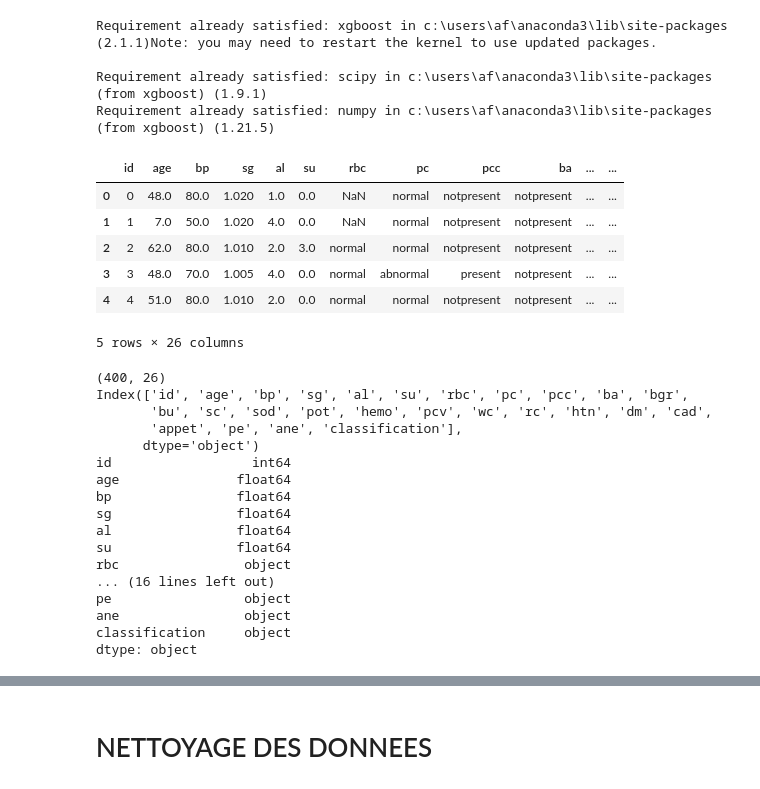
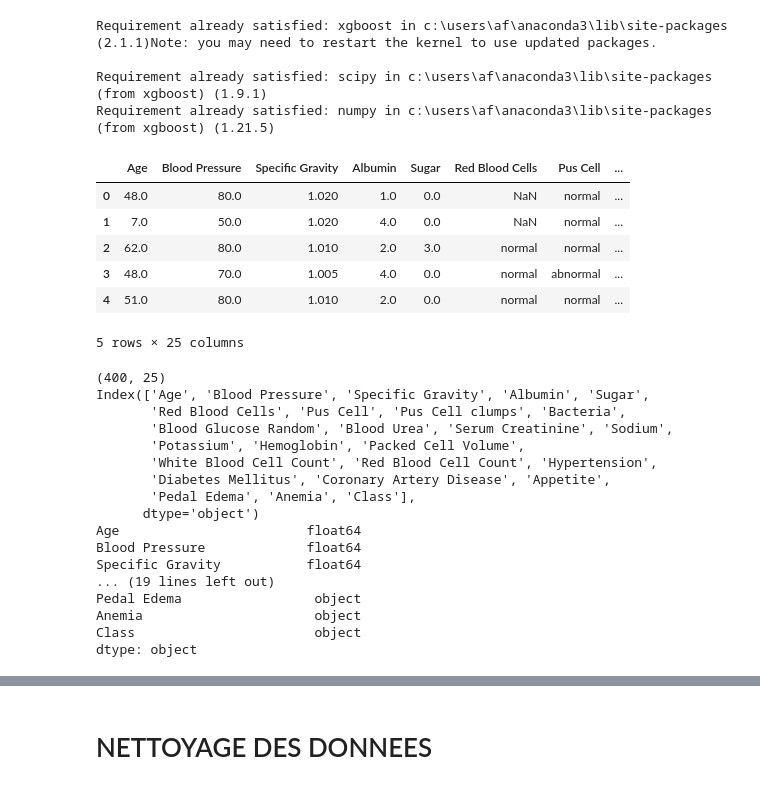
Before and after one commit to krinf15/Detection-Maladies-Renales, a Jupyter notebook: Rénales.ipynb, the cells around one changed output, grey strips where cells are left out. Cells and saved outputs as stored; diff of their text form; code cells hidden in the pictures.

```diff
--- a/Rénales.ipynb
+++ b/Rénales.ipynb
@@ -72,37 +72,37 @@ sns.set(style="whitegrid")
 # %%
 # Charger les données à partir du fichier CSV
 
-data = pd.read_csv('kidney_disease.csv')
+data = pd.read_csv('ckd_full.csv')
 data.head()
 # %% [output]
-|  | id | age | bp | sg | al | su | rbc | pc | pcc | ba | ... | ... |
-| 0 | 0 | 48.0 | 80.0 | 1.020 | 1.0 | 0.0 | NaN | normal | notpresent | notpresent | ... | ... |
-| 1 | 1 | 7.0 | 50.0 | 1.020 | 4.0 | 0.0 | NaN | normal | notpresent | notpresent | ... | ... |
-| 2 | 2 | 62.0 | 80.0 | 1.010 | 2.0 | 3.0 | normal | normal | notpresent | notpresent | ... | ... |
-| 3 | 3 | 48.0 | 70.0 | 1.005 | 4.0 | 0.0 | normal | abnormal | present | notpresent | ... | ... |
-| 4 | 4 | 51.0 | 80.0 | 1.010 | 2.0 | 0.0 | normal | normal | notpresent | notpresent | ... | ... |
+|  | Age | Blood Pressure | Specific Gravity | Albumin | Sugar | Red Blood Cells | Pus Cell | ... |
+| 0 | 48.0 | 80.0 | 1.020 | 1.0 | 0.0 | NaN | normal | ... |
+| 1 | 7.0 | 50.0 | 1.020 | 4.0 | 0.0 | NaN | normal | ... |
+| 2 | 62.0 | 80.0 | 1.010 | 2.0 | 3.0 | normal | normal | ... |
+| 3 | 48.0 | 70.0 | 1.005 | 4.0 | 0.0 | normal | abnormal | ... |
+| 4 | 51.0 | 80.0 | 1.010 | 2.0 | 0.0 | normal | normal | ... |
-5 rows × 26 columns
+5 rows × 25 columns
 # %%
 print(data.shape)
 print(data.columns)
 print(data.dtypes)
 # %% [output]
-(400, 26)
-Index(['id', 'age', 'bp', 'sg', 'al', 'su', 'rbc', 'pc', 'pcc', 'ba', 'bgr',
-       'bu', 'sc', 'sod', 'pot', 'hemo', 'pcv', 'wc', 'rc', 'htn', 'dm', 'cad',
-       'appet', 'pe', 'ane', 'classification'],
+(400, 25)
+Index(['Age', 'Blood Pressure', 'Specific Gravity', 'Albumin', 'Sugar',
+       'Red Blood Cells', 'Pus Cell', 'Pus Cell clumps', 'Bacteria',
+       'Blood Glucose Random', 'Blood Urea', 'Serum Creatinine', 'Sodium',
+       'Potassium', 'Hemoglobin', 'Packed Cell Volume',
+       'White Blood Cell Count', 'Red Blood Cell Count', 'Hypertension',
+       'Diabetes Mellitus', 'Coronary Artery Disease', 'Appetite',
+       'Pedal Edema', 'Anemia', 'Class'],
       dtype='object')
-id                  int64
-age               float64
-bp                float64
-sg                float64
-al                float64
-su                float64
-rbc                object
-... (16 lines left out)
-pe                 object
-ane                object
-classification     object
+Age                        float64
+Blood Pressure             float64
+Specific Gravity           float64
+... (19 lines left out)
+Pedal Edema                 object
+Anemia                      object
+Class                       object
 dtype: object
 # %%
 # Renommer les colonnes pour une meilleure lisibilité
```
Also changed, not shown: parts of 27 cells of this notebook, 2 other files.
